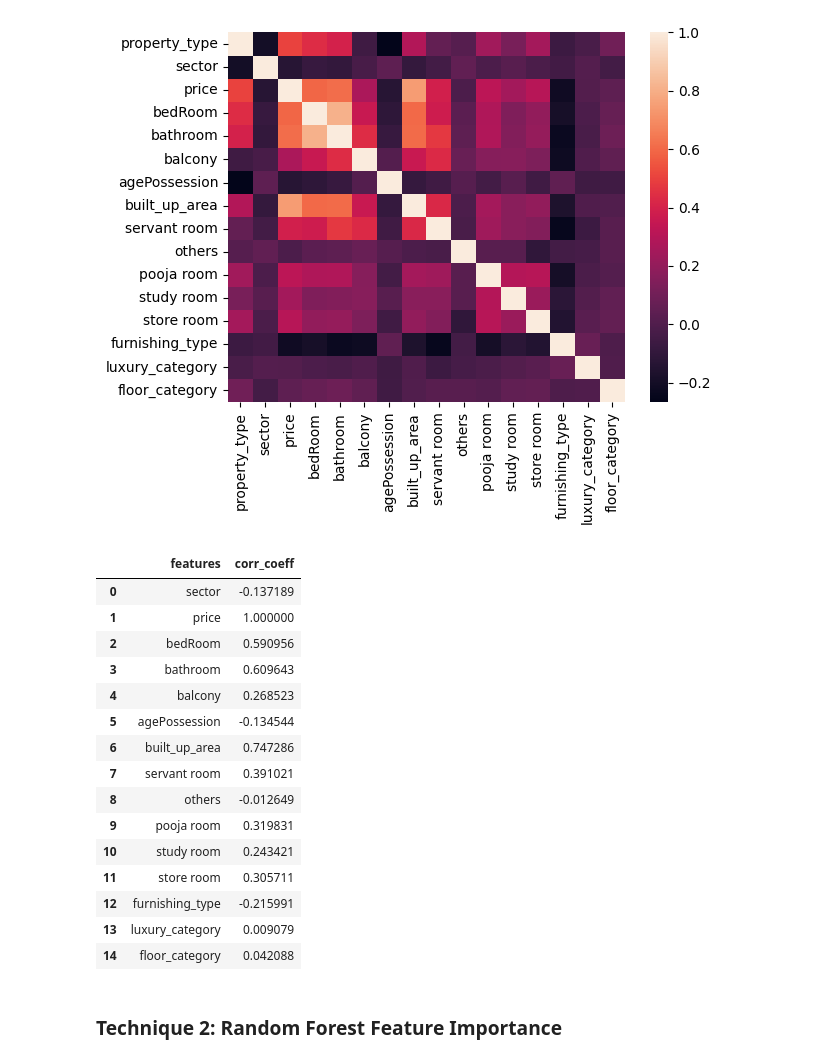
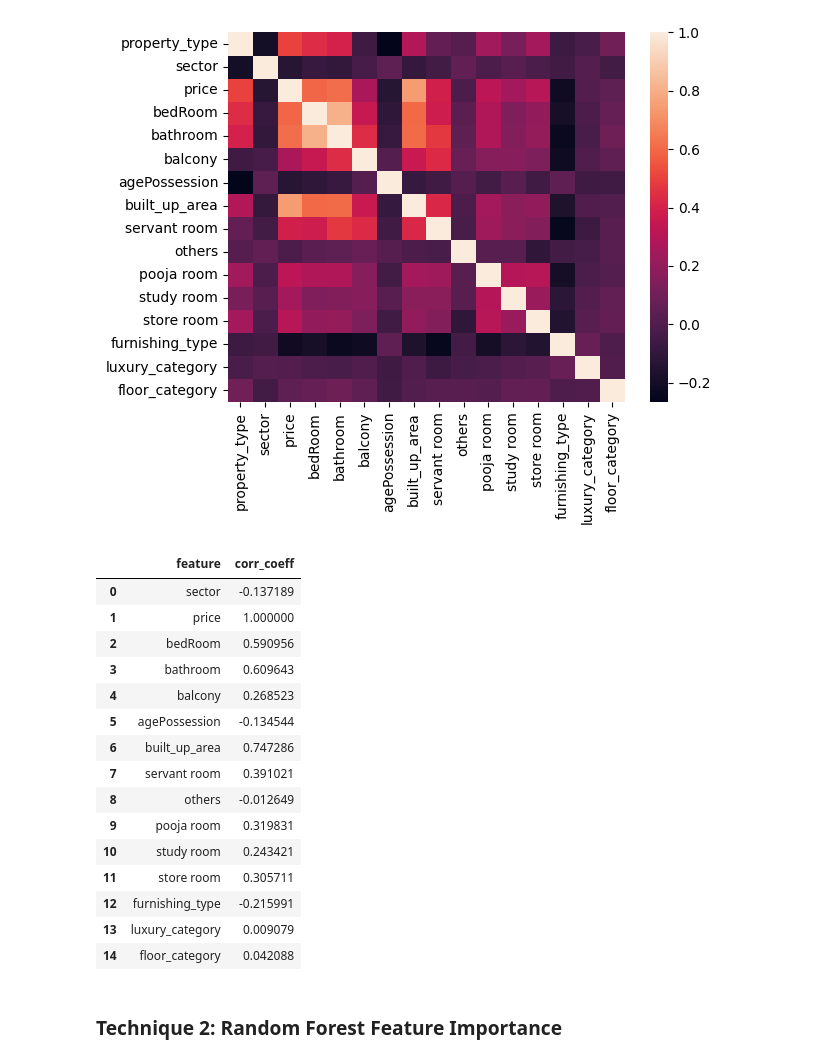
Before and after one commit to 07Sada/real-estate-property-price-predictor, a Jupyter notebook: notebooks/#09_feature-selection.ipynb, the cells around one changed output. Saved outputs shown, nothing was run; the diff lists cells and outputs as text; code cells hidden in the pictures.

```diff
--- a/notebooks/#09_feature-selection.ipynb
+++ b/notebooks/#09_feature-selection.ipynb
@@ -181,10 +181,10 @@ sns.heatmap(data_label_encoded.corr());
 # %% [output]
 [figure]
 # %%
-fi_df1 = data_label_encoded.corr()['price'].iloc[1:].to_frame().reset_index().rename(columns={'index':'features', 'price': 'corr_coeff'})
+fi_df1 = data_label_encoded.corr()['price'].iloc[1:].to_frame().reset_index().rename(columns={'index':'feature', 'price': 'corr_coeff'})
 fi_df1
 # %% [output]
-|  | features | corr_coeff |
+|  | feature | corr_coeff |
 | 0 | sector | -0.137189 |
 | 1 | price | 1.000000 |
 | 2 | bedRoom | 0.590956 |
```
Also changed, not shown: parts of 20 cells of this notebook.
